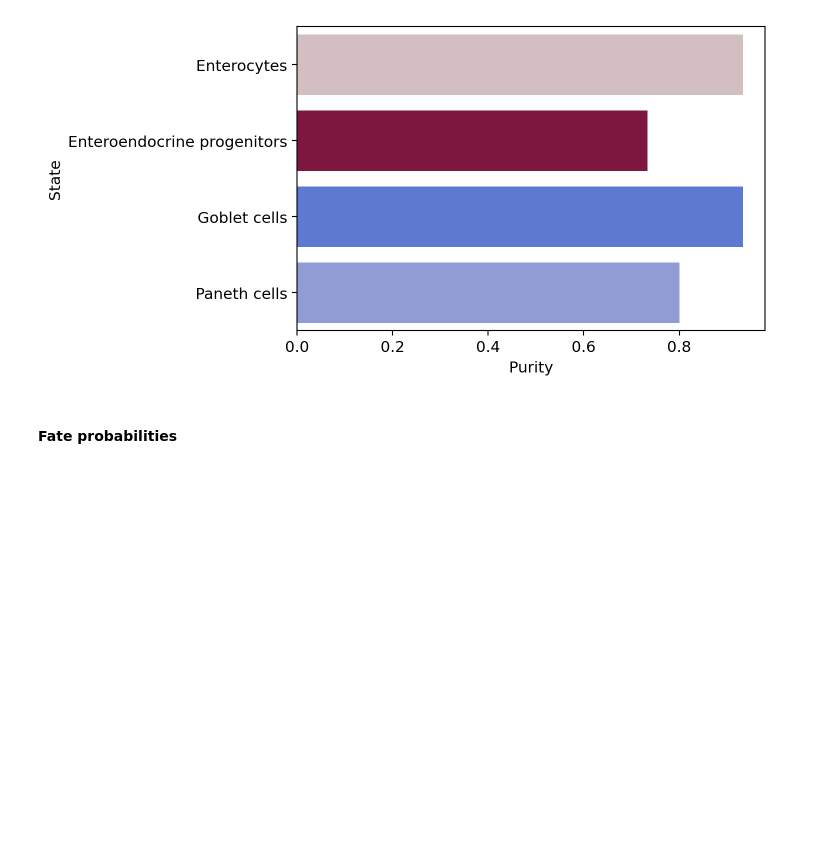
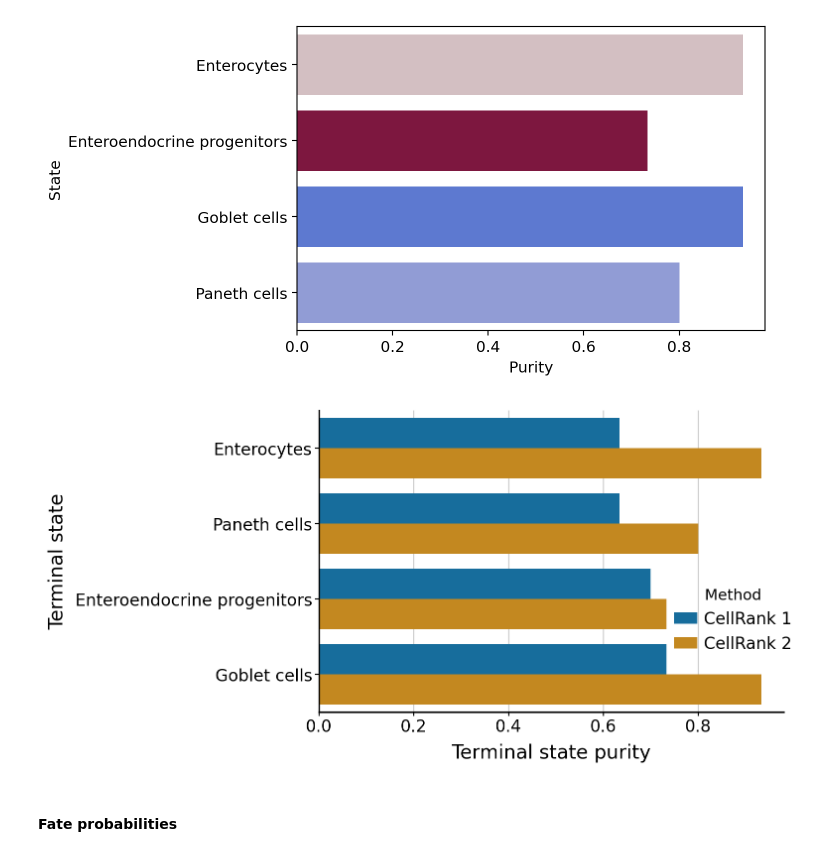
Before and after one commit to theislab/cellrank2_reproducibility, a Jupyter notebook: notebooks/labeling_kernel/fate_mapping.ipynb, the cells around one changed output. Cells and saved outputs as stored; diff of their text form; code cells hidden in the pictures; blank space fills up the shorter version.

```diff
--- a/notebooks/labeling_kernel/fate_mapping.ipynb
+++ b/notebooks/labeling_kernel/fate_mapping.ipynb
@@ -233,6 +233,49 @@ if running_in_notebook():
 # %% [output]
 Mean purity: 0.8500000000000001
 [figure]
+# %%
+if (DATA_DIR / "sceu_organoid" / "results" / "terminal_state_purity_cr1.csv").is_file():
+    df = pd.concat(
+        [
+            pd.read_csv(DATA_DIR / "sceu_organoid" / "results" / "terminal_state_purity_cr1.csv"),
+            pd.DataFrame(
+                {
+                    "state": terminal_state_purity.keys(),
+                    "purity": terminal_state_purity.values(),
+                    "method": "CellRank 2",
+                },
+            ),
+        ]
+    ).rename(columns={"state": "Terminal state", "purity": "Terminal state purity", "method": "Method"})
+
+    with mplscience.style_context():
+        fig, ax = plt.subplots(figsize=(6, 4))
+        sns.barplot(
+            data=df,
+            x="Terminal state purity",
+            y="Terminal state",
+            hue="Method",
+            palette=sns.color_palette("colorblind").as_hex()[:2],
+            ax=ax,
+        )
+        sns.move_legend(ax, "lower right", bbox_to_anchor=(1.05, 0.15))
+        ax.set_axisbelow(True)
+        ax.xaxis.grid(True)
+
+        if SAVE_FIGURES:
+            fig.savefig(
+                FIG_DIR / "labeling_kernel" / f"terminal_state_purity_cr1_vs_cr2.{FIGURE_FORMAT}",
+                format=FIGURE_FORMAT,
+                transparent=True,
+                bbox_inches="tight",
+            )
+else:
+    print(
+        "To compare the terminal state purity based on CellRank 1 and 2 requires "
+        "running `notebooks/labeling_kernel/rna_velocity/em_model.ipynb` first."
+    )
+# %% [output]
+[figure, added]
 # %% [markdown]
 #### Fate probabilities
 # %%
```
Also changed, not shown: parts of 2 cells of this notebook, 18 other files.
